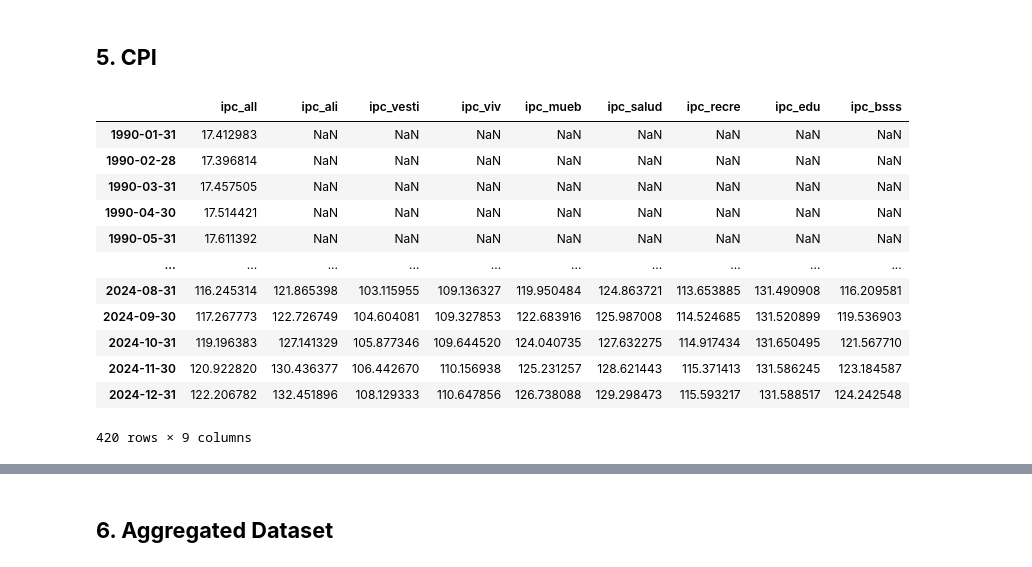
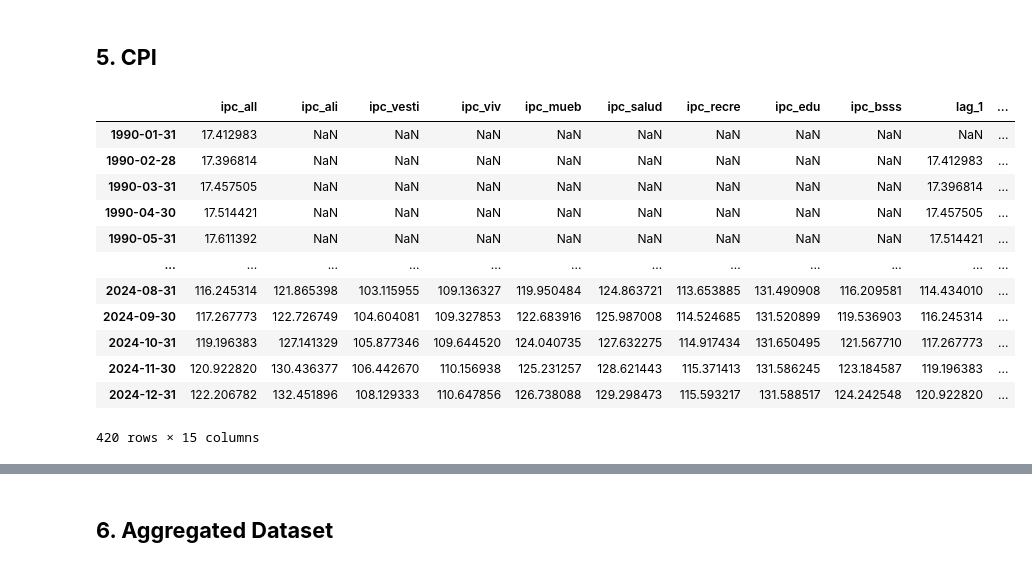
Before and after one commit to osmarbolivar/High-Freq-Inflation-Forecast-2SML, a Jupyter notebook: Data_preprocess.ipynb, the cells around one changed output, grey strips where cells are left out. Drawn from its saved outputs; the diff is of its cells as text; code cells hidden in the pictures.

```diff
--- a/Data_preprocess.ipynb
+++ b/Data_preprocess.ipynb
@@ -479,21 +481,29 @@ fig.show()
 # %%
 cpi_raw = pd.read_excel('./Data/CPI_1990_2024.xlsx', index_col=0)
 cpi_raw.index = cpi_raw.index + pd.offsets.MonthEnd(0)
+
+cpi_raw["lag_1"] = cpi_raw['ipc_all'].shift(1)
+cpi_raw["lag_2"] = cpi_raw['ipc_all'].shift(2)
+cpi_raw["lag_3"] = cpi_raw['ipc_all'].shift(3)
+cpi_raw["lag_6"] = cpi_raw['ipc_all'].shift(6)
+cpi_raw["lag_9"] = cpi_raw['ipc_all'].shift(9)
+cpi_raw["lag_12"] = cpi_raw['ipc_all'].shift(12)
+
 cpi_raw
 # %% [output]
-|  | ipc_all | ipc_ali | ipc_vesti | ipc_viv | ipc_mueb | ipc_salud | ipc_recre | ipc_edu | ipc_bsss |
-| 1990-01-31 | 17.412983 | NaN | NaN | NaN | NaN | NaN | NaN | NaN | NaN |
-| 1990-02-28 | 17.396814 | NaN | NaN | NaN | NaN | NaN | NaN | NaN | NaN |
-| 1990-03-31 | 17.457505 | NaN | NaN | NaN | NaN | NaN | NaN | NaN | NaN |
-| 1990-04-30 | 17.514421 | NaN | NaN | NaN | NaN | NaN | NaN | NaN | NaN |
-| 1990-05-31 | 17.611392 | NaN | NaN | NaN | NaN | NaN | NaN | NaN | NaN |
-| ... | ... | ... | ... | ... | ... | ... | ... | ... | ... |
-| 2024-08-31 | 116.245314 | 121.865398 | 103.115955 | 109.136327 | 119.950484 | 124.863721 | 113.653885 | 131.490908 | 116.209581 |
-| 2024-09-30 | 117.267773 | 122.726749 | 104.604081 | 109.327853 | 122.683916 | 125.987008 | 114.524685 | 131.520899 | 119.536903 |
-| 2024-10-31 | 119.196383 | 127.141329 | 105.877346 | 109.644520 | 124.040735 | 127.632275 | 114.917434 | 131.650495 | 121.567710 |
-| 2024-11-30 | 120.922820 | 130.436377 | 106.442670 | 110.156938 | 125.231257 | 128.621443 | 115.371413 | 131.586245 | 123.184587 |
-| 2024-12-31 | 122.206782 | 132.451896 | 108.129333 | 110.647856 | 126.738088 | 129.298473 | 115.593217 | 131.588517 | 124.242548 |
+|  | ipc_all | ipc_ali | ipc_vesti | ipc_viv | ipc_mueb | ipc_salud | ipc_recre | ipc_edu | ipc_bsss | lag_1 | ... |
+| 1990-01-31 | 17.412983 | NaN | NaN | NaN | NaN | NaN | NaN | NaN | NaN | NaN | ... |
+| 1990-02-28 | 17.396814 | NaN | NaN | NaN | NaN | NaN | NaN | NaN | NaN | 17.412983 | ... |
+| 1990-03-31 | 17.457505 | NaN | NaN | NaN | NaN | NaN | NaN | NaN | NaN | 17.396814 | ... |
+| 1990-04-30 | 17.514421 | NaN | NaN | NaN | NaN | NaN | NaN | NaN | NaN | 17.457505 | ... |
+| 1990-05-31 | 17.611392 | NaN | NaN | NaN | NaN | NaN | NaN | NaN | NaN | 17.514421 | ... |
+| ... | ... | ... | ... | ... | ... | ... | ... | ... | ... | ... | ... |
+| 2024-08-31 | 116.245314 | 121.865398 | 103.115955 | 109.136327 | 119.950484 | 124.863721 | 113.653885 | 131.490908 | 116.209581 | 114.434010 | ... |
+| 2024-09-30 | 117.267773 | 122.726749 | 104.604081 | 109.327853 | 122.683916 | 125.987008 | 114.524685 | 131.520899 | 119.536903 | 116.245314 | ... |
+| 2024-10-31 | 119.196383 | 127.141329 | 105.877346 | 109.644520 | 124.040735 | 127.632275 | 114.917434 | 131.650495 | 121.567710 | 117.267773 | ... |
+| 2024-11-30 | 120.922820 | 130.436377 | 106.442670 | 110.156938 | 125.231257 | 128.621443 | 115.371413 | 131.586245 | 123.184587 | 119.196383 | ... |
+| 2024-12-31 | 122.206782 | 132.451896 | 108.129333 | 110.647856 | 126.738088 | 129.298473 | 115.593217 | 131.588517 | 124.242548 | 120.922820 | ... |
-420 rows × 9 columns
+420 rows × 15 columns
 # %%
 fig = go.Figure()
 fig.add_trace(go.Scatter(x=cpi_raw.index, y=cpi_raw['ipc_all'], name='CPI'))
```
Also changed, not shown: parts of 5 cells of this notebook, 6 other files.
